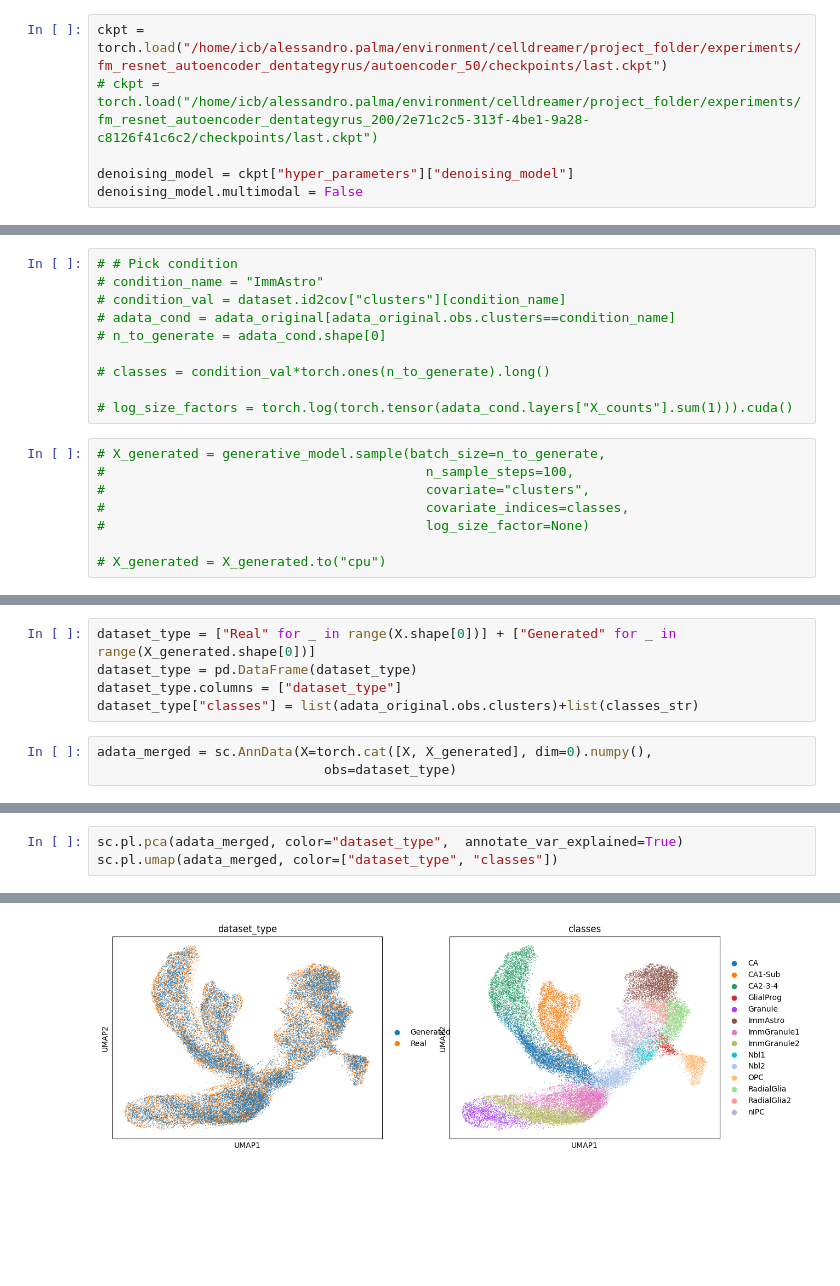
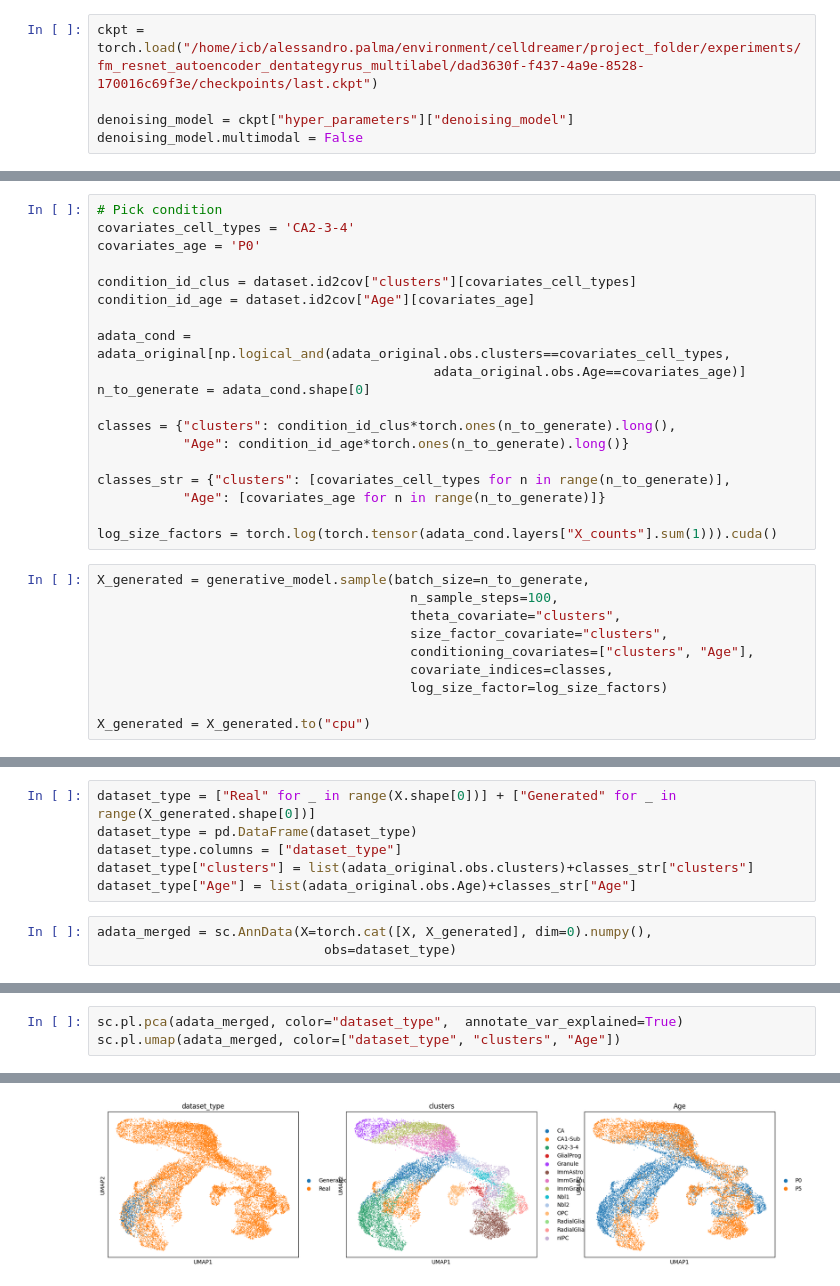
Before and after one commit to theislab/CFGen, a Jupyter notebook: notebooks/experiments/multi_label /test_generation_dentate_autoencoder.ipynb, the cells around one changed output, grey strips where cells are left out. Drawn from its saved outputs; the diff is of its cells as text; blank space fills up the shorter version.

Commit message:
Add experimental results

```diff
--- a/notebooks/experiments/multi_label /test_generation_dentate_autoencoder.ipynb
+++ b/notebooks/experiments/multi_label /test_generation_dentate_autoencoder.ipynb
@@ -122,6 +130,5 @@ generative_model_config = {'learning_rate': 0.0001,
 # %%
-ckpt = torch.load("/home/icb/alessandro.palma/environment/celldreamer/project_folder/experiments/fm_resnet_autoencoder_dentategyrus/autoencoder_50/checkpoints/last.ckpt")
-# ckpt = torch.load("/home/icb/alessandro.palma/environment/celldreamer/project_folder/experiments/fm_resnet_autoencoder_dentategyrus_200/2e71c2c5-313f-4be1-9a28-c8126f41c6c2/checkpoints/last.ckpt")
+ckpt = torch.load("/home/icb/alessandro.palma/environment/celldreamer/project_folder/experiments/fm_resnet_autoencoder_dentategyrus_multilabel/dad3630f-f437-4a9e-8528-170016c69f3e/checkpoints/last.ckpt")
 
 denoising_model = ckpt["hyper_parameters"]["denoising_model"]
 denoising_model.multimodal = False
@@ -240,18 +238,29 @@ dataset.id2cov["clusters"]
 # %%
-# # Pick condition
-# condition_name = "ImmAstro"
-# condition_val = dataset.id2cov["clusters"][condition_name]
-# adata_cond = adata_original[adata_original.obs.clusters==condition_name]
-# n_to_generate = adata_cond.shape[0]
+# Pick condition
+covariates_cell_types = 'CA2-3-4'
+covariates_age = 'P0'
 
-# classes = condition_val*torch.ones(n_to_generate).long()
+condition_id_clus = dataset.id2cov["clusters"][covariates_cell_types]
+condition_id_age = dataset.id2cov["Age"][covariates_age]
 
-# log_size_factors = torch.log(torch.tensor(adata_cond.layers["X_counts"].sum(1))).cuda()
+adata_cond = adata_original[np.logical_and(adata_original.obs.clusters==covariates_cell_types,
+                                           adata_original.obs.Age==covariates_age)]
+n_to_generate = adata_cond.shape[0]
+
+classes = {"clusters": condition_id_clus*torch.ones(n_to_generate).long(),
+           "Age": condition_id_age*torch.ones(n_to_generate).long()}
+
+classes_str = {"clusters": [covariates_cell_types for n in range(n_to_generate)],
+           "Age": [covariates_age for n in range(n_to_generate)]}
+
+log_size_factors = torch.log(torch.tensor(adata_cond.layers["X_counts"].sum(1))).cuda()
 # %%
-# X_generated = generative_model.sample(batch_size=n_to_generate,
-#                                         n_sample_steps=100,
-#                                         covariate="clusters",
-#                                         covariate_indices=classes,
-#                                         log_size_factor=None)
+X_generated = generative_model.sample(batch_size=n_to_generate,
+                                        n_sample_steps=100,
+                                        theta_covariate="clusters",
+                                        size_factor_covariate="clusters",
+                                        conditioning_covariates=["clusters", "Age"],
+                                        covariate_indices=classes,
+                                        log_size_factor=log_size_factors)
 
-# X_generated = X_generated.to("cpu")
+X_generated = X_generated.to("cpu")
@@ -302,7 +268,8 @@ Merge and plot the generated and real data
 dataset_type = ["Real" for _ in range(X.shape[0])] + ["Generated" for _ in range(X_generated.shape[0])]
 dataset_type = pd.DataFrame(dataset_type)
 dataset_type.columns = ["dataset_type"]
-dataset_type["classes"] = list(adata_original.obs.clusters)+list(classes_str)
+dataset_type["clusters"] = list(adata_original.obs.clusters)+classes_str["clusters"]
+dataset_type["Age"] = list(adata_original.obs.Age)+classes_str["Age"]
 # %%
 adata_merged = sc.AnnData(X=torch.cat([X, X_generated], dim=0).numpy(),
                              obs=dataset_type)
@@ -314,4 +297,4 @@ sc.tl.umap(adata_merged)
 # %%
 sc.pl.pca(adata_merged, color="dataset_type",  annotate_var_explained=True)
-sc.pl.umap(adata_merged, color=["dataset_type", "classes"])
+sc.pl.umap(adata_merged, color=["dataset_type", "clusters", "Age"])
 # %% [output]
@@ -319 +302 @@ sc.pl.umap(adata_merged, color=["dataset_type", "classes"])
-[figure, old version]
+[figure, new version]
```
Also changed, not shown: parts of 47 cells of this notebook, 3 other files.
